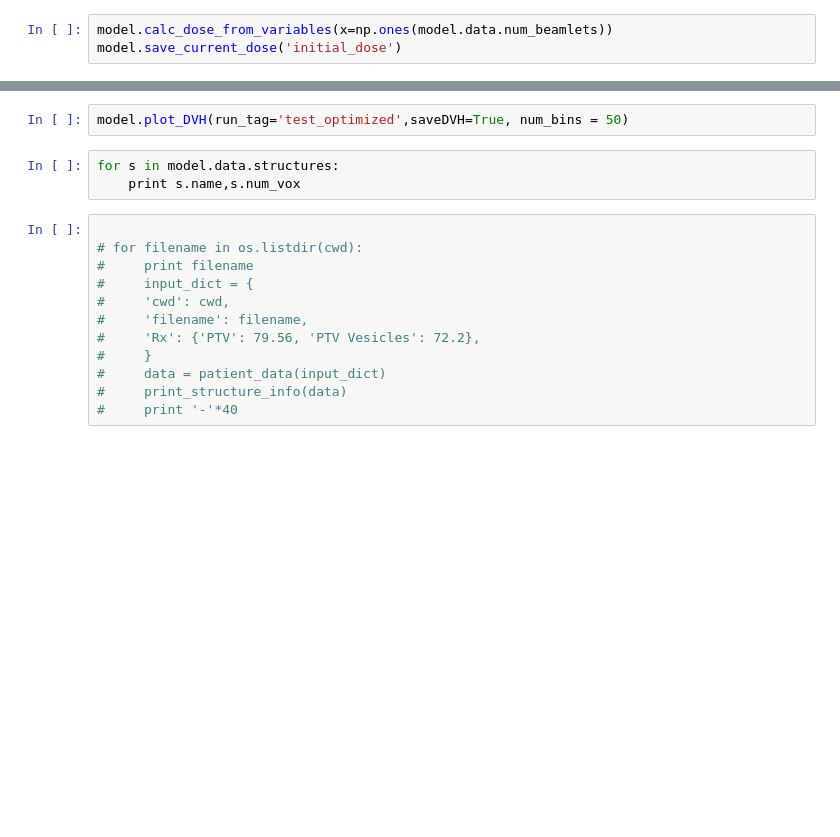
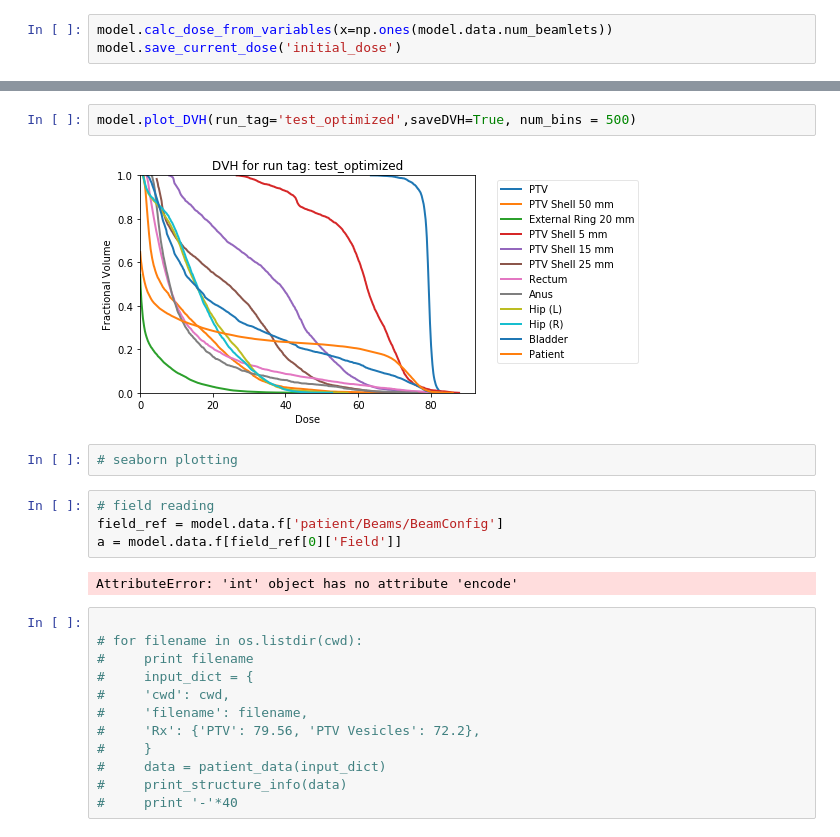
Before and after one commit to brugaltheelder/vmat_auto, a Jupyter notebook: troy_dev_file.ipynb, the cells around one changed output, grey strips where cells are left out. Drawn from its saved outputs; the diff is of its cells as text; blank space fills up the shorter version.

```diff
--- a/troy_dev_file.ipynb
+++ b/troy_dev_file.ipynb
@@ -61,8 +63,15 @@ model.optimize(display=5)
 # %%
-model.plot_DVH(run_tag='test_optimized',saveDVH=True, num_bins = 50)
+model.plot_DVH(run_tag='test_optimized',saveDVH=True, num_bins = 500)
+# %% [output]
+[figure, added]
-# %%
-for s in model.data.structures:
-    print s.name,s.num_vox
+# %%
+# seaborn plotting
+# %%
+# field reading
+field_ref = model.data.f['patient/Beams/BeamConfig']
+a = model.data.f[field_ref[0]['Field']]
+# %% [output]
+AttributeError: 'int' object has no attribute 'encode'
 # %%
 
 # for filename in os.listdir(cwd):
```
Also changed, not shown: parts of 4 cells of this notebook, 2 other files.
